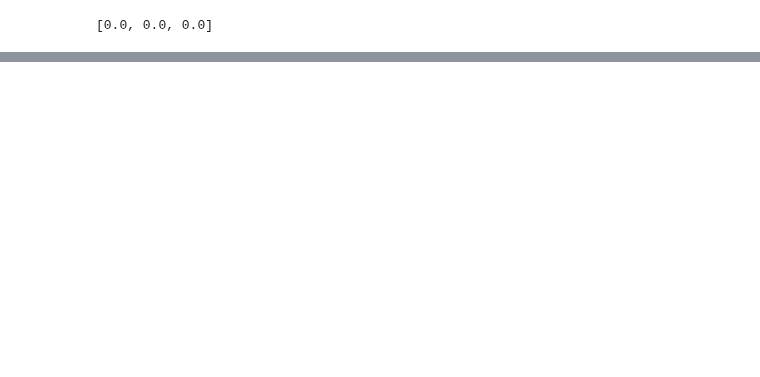
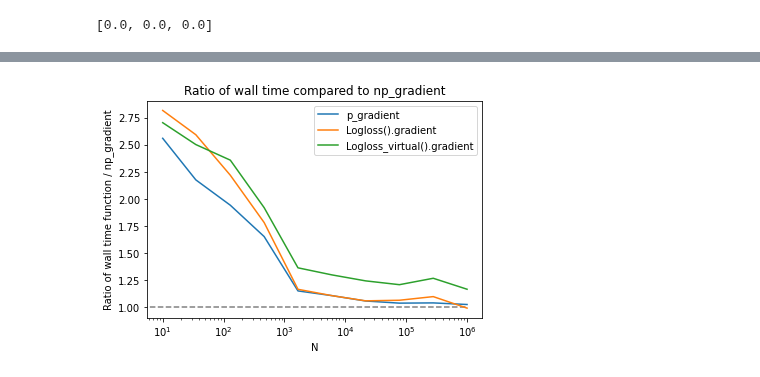
Before and after one commit to lorentzenchr/notebooks, a Jupyter notebook: bench_logloss_Cython.ipynb, the cells around one changed output, grey strips where cells are left out. Saved outputs shown, nothing was run; the diff lists cells and outputs as text; code cells hidden in the pictures; blank space fills up the shorter version.

```diff
--- a/bench_logloss_Cython.ipynb
+++ b/bench_logloss_Cython.ipynb
@@ -315,0 +354,13 @@ g.add_legend()
+# %%
+df_plot = pd.DataFrame(index=df.index.get_level_values(0))
+df_plot['p_gradient'] = df.wall_time.unstack(-1).loc[:, ('mean', 'p_gradient')] / df.wall_time.unstack(-1).loc[:, ('mean', 'np_gradient')]
+df_plot['Logloss().gradient'] = df.wall_time.unstack(-1).loc[:, ('mean', 'Logloss().gradient')] / df.wall_time.unstack(-1).loc[:, ('mean', 'np_gradient')]
+df_plot['Logloss_virtual().gradient'] = df.wall_time.unstack(-1).loc[:, ('mean', 'Logloss_virtual().gradient')] / df.wall_time.unstack(-1).loc[:, ('mean', 'np_gradient')]
+
+df_plot.plot()
+plt.hlines(1, 0, 1e6, color='grey', linestyles='dashed')
+plt.xscale("log")
+#plt.yscale("log")
+plt.ylabel("Ratio of wall time function / np_gradient")
+plt.title("Ratio of wall time compared to np_gradient")
+# %% [output]
@@ -315,0 +368 @@ g.add_legend()
+[figure, added]
```
Also changed, not shown: parts of 23 cells of this notebook.
